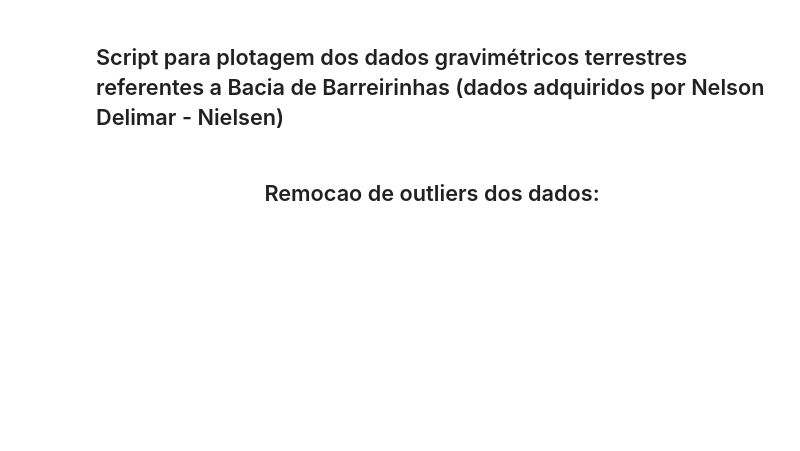
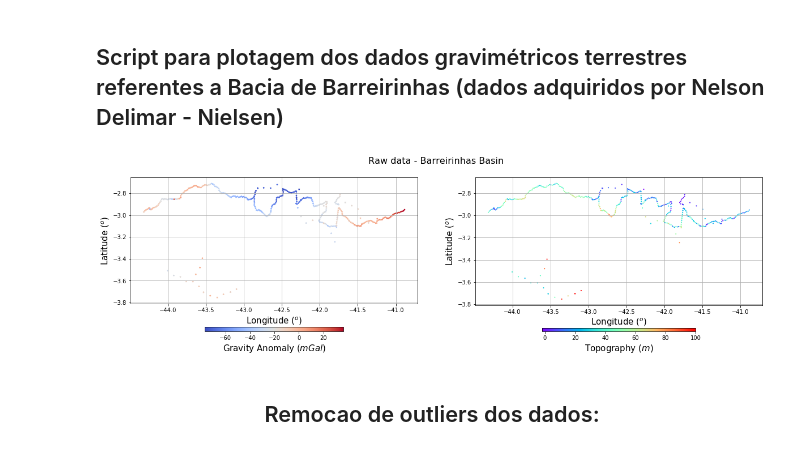
Before and after one commit to MathewsAndrade/Mathews_codes, a Jupyter notebook: data_barreirinhas2.ipynb, the cells around one changed output. Drawn from its saved outputs; the diff is of its cells as text; code cells hidden in the pictures; blank space fills up the shorter version.

```diff
--- a/data_barreirinhas2.ipynb
+++ b/data_barreirinhas2.ipynb
@@ -39,29 +37,31 @@ print data
 # %%
 # leitura dos dados via pandas:
 # ------------ plot the flight lines to check for the interpolation:--------#
 # ------------ set figure size: ------------------------------------------#
 plt.close('all')
-fig = plt.figure(figsize=(20,7) )
+fig = plt.figure(figsize=(20,5), facecolor='w' )
 
 plt.subplot(1,2,1)
-fig.suptitle('Raw data - Barreirinhas.', fontsize=16)
+fig.suptitle('Raw data - Barreirinhas Basin', fontsize=16)
 plt.xlabel('Longitude ($^o$)', fontsize = 15)
 plt.ylabel('Latitude ($^o$)', fontsize = 15)
 p1 = plt.scatter(data['Longitude'], data['Latitude'], s=5.0, c=data['BG (mGal)'], marker='*', cmap=plt.cm.coolwarm)
 cbar = plt.colorbar(p1, aspect=30, fraction = 0.03, orientation="horizontal")
 cbar.set_label('Gravity Anomaly $ (mGal) $',fontsize=15, rotation = 0)
 plt.grid()
 ###########################################################################################################################
 
 plt.subplot(1,2,2)
 plt.xlabel('Longitude ($^o$)', fontsize = 15)
 plt.ylabel('Latitude ($^o$)', fontsize = 15)
 
 p2  = plt.scatter(data['Longitude'], data['Latitude'], s=5.0, c=data['H (m)'], marker='.', cmap=plt.cm.rainbow)
 cbar= plt.colorbar(p2, aspect=50, fraction = 0.02, orientation="horizontal")
 cbar.set_label('Topography $ (m) $',fontsize=15, rotation = 0)
 plt.grid()
 plt.show()
+# %% [output]
+[figure, added]
 # %% [markdown]
 ##  <center> Remocao de outliers dos dados: <center>
 # %%
```
Also changed, not shown: parts of 12 cells of this notebook.
